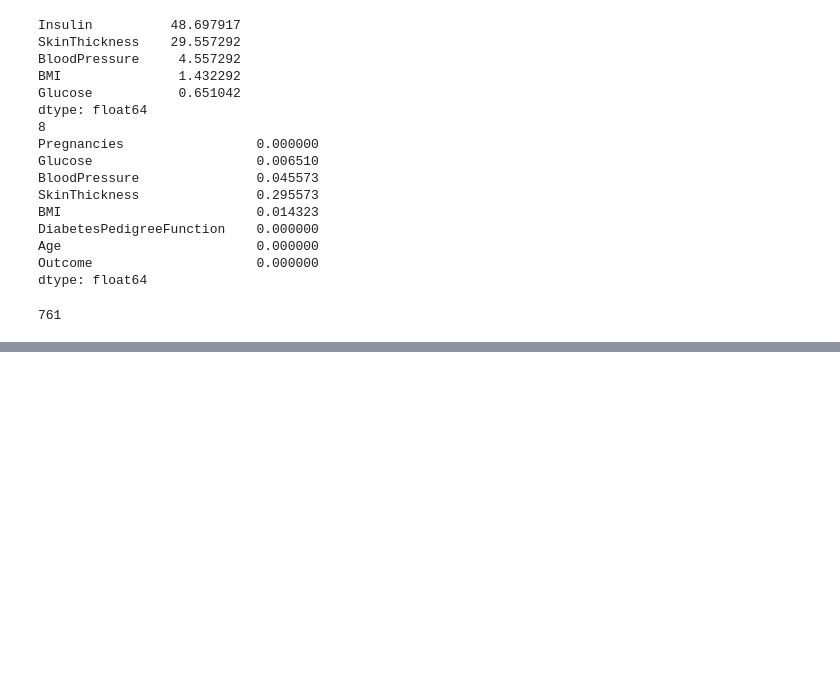
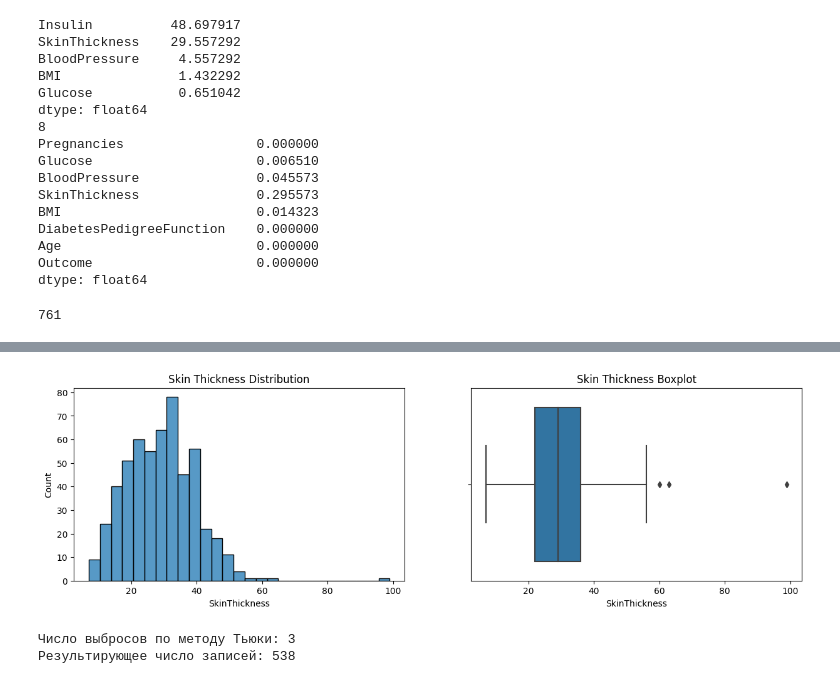
Before and after one commit to vasiloyk/svalka, a Jupyter notebook: 15.ipynb, the cells around one changed output, grey strips where cells are left out. Cells and saved outputs as stored; diff of their text form; code cells hidden in the pictures; blank space fills up the shorter version.

```diff
--- a/15.ipynb
+++ b/15.ipynb
@@ -135,3 +140,15 @@ drop_data = drop_data.dropna(thresh=m-2,axis=0)
 print(drop_data.shape[0])
 # %% [output]
 761
+# %%
+fill_data = drop_data.copy()
+values = {
+    'Glucose': fill_data['Glucose'].median(),
+    'Glucose': fill_data['BloodPressure'].median(),
+    'Glucose': fill_data['SkinThickness'].median(),
+    'Glucose': fill_data['BMI'].median()
+}
+
+fill_data = fill_data.fillna(values)
+
+print(fill_data.mean())
@@ -137,0 +165,8 @@ print(drop_data.shape[0])
+# %%
+fig, axes = plt.subplots(nrows=1, ncols=2, figsize=(15, 4))
+histplot = sns.histplot(data=fill_data, x='SkinThickness', ax=axes[0]);
+histplot.set_title('Skin Thickness Distribution');
+boxplot = sns.boxplot(data=fill_data, x='SkinThickness', ax=axes[1]);
+boxplot.set_title('Skin Thickness Boxplot');
+# %% [output]
+[figure, added]
@@ -137,0 +186,7 @@ print(drop_data.shape[0])
+# %%
+outliers, cleaned = outliers_iqr_mod(fill_data, 'SkinThickness')
+print(f'Число выбросов по методу Тьюки: {outliers.shape[0]}')
+print(f'Результирующее число записей: {cleaned.shape[0]}')
+# %% [output]
+Число выбросов по методу Тьюки: 3
+Результирующее число записей: 538
```
Also changed, not shown: parts of 4 cells of this notebook.
